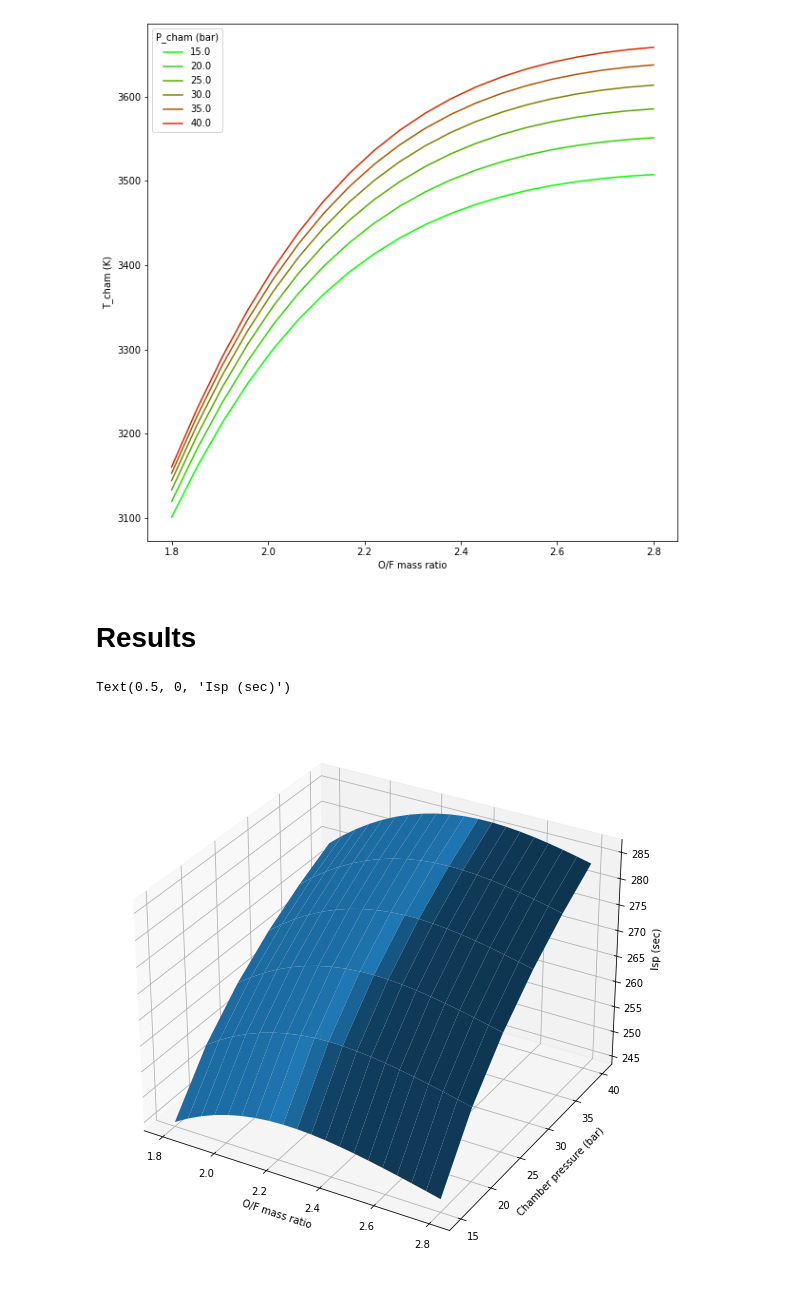
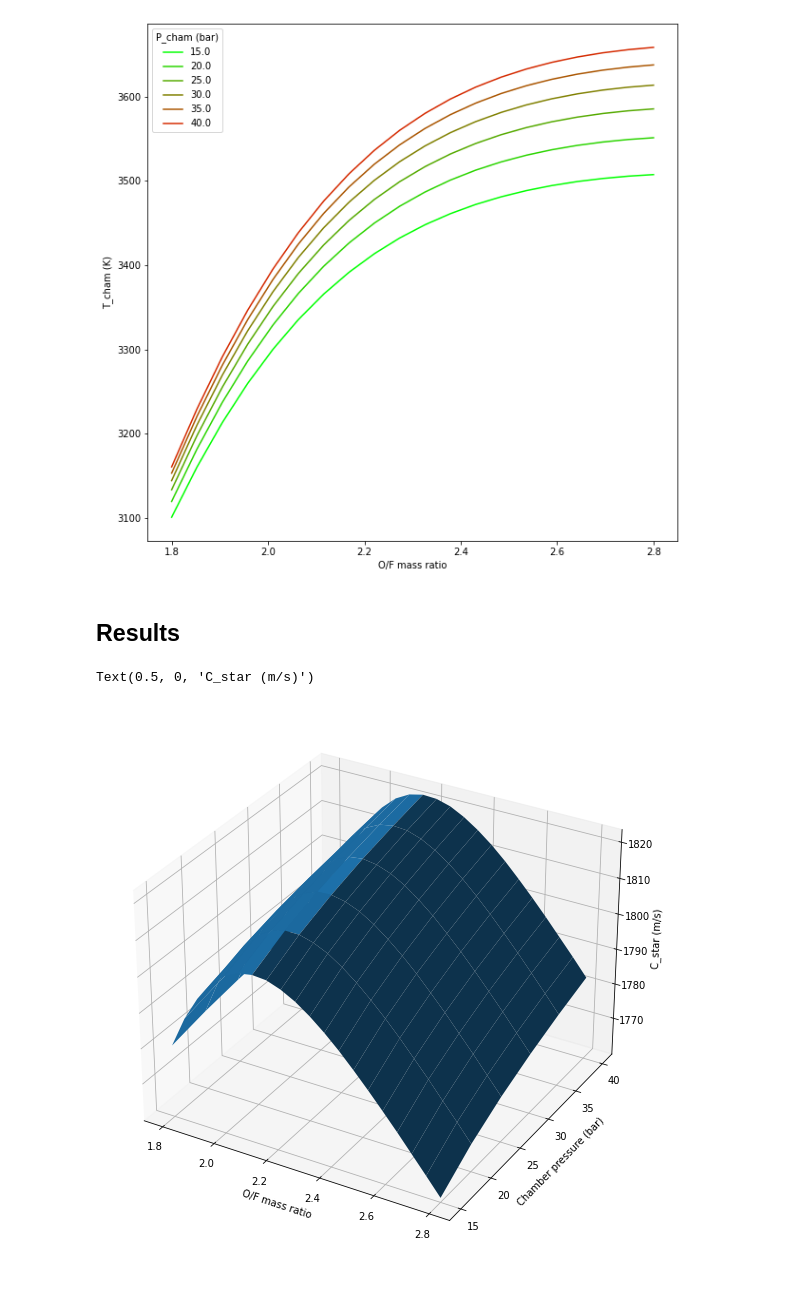
Before and after one commit to UVARocketry/PropulsionDesign, a Jupyter notebook: propstudy.ipynb, the cells around one changed output. Saved outputs shown, nothing was run; the diff lists cells and outputs as text; code cells hidden in the pictures.

```diff
--- a/propstudy.ipynb
+++ b/propstudy.ipynb
@@ -76,21 +78,21 @@ axR.legend(title='P_cham (bar)')
 [figure]
 [figure]
 # %% [markdown]
-# Results
+## Results
 # %%
 #Isp plot
 
 %matplotlib inline
 fig = plt.figure(figsize=[10,10])
 ax = fig.add_subplot(111, projection='3d')
 
-ax.plot_surface(of_mat, pcham_mat, isp_mat)
+ax.plot_surface(of_mat, pcham_mat, cstar_mat)
 ax.set_xlabel('O/F mass ratio')
 ax.set_ylabel('Chamber pressure (bar)')
-ax.set_zlabel('Isp (sec)')
+ax.set_zlabel('C_star (m/s)')
 # %% [output]
-Text(0.5, 0, 'Isp (sec)')
+Text(0.5, 0, 'C_star (m/s)')
-[figure, old version]
+[figure, new version]
 # %%
 #Tcham plot
 
```
Also changed, not shown: parts of 3 cells of this notebook, 9 other files.
